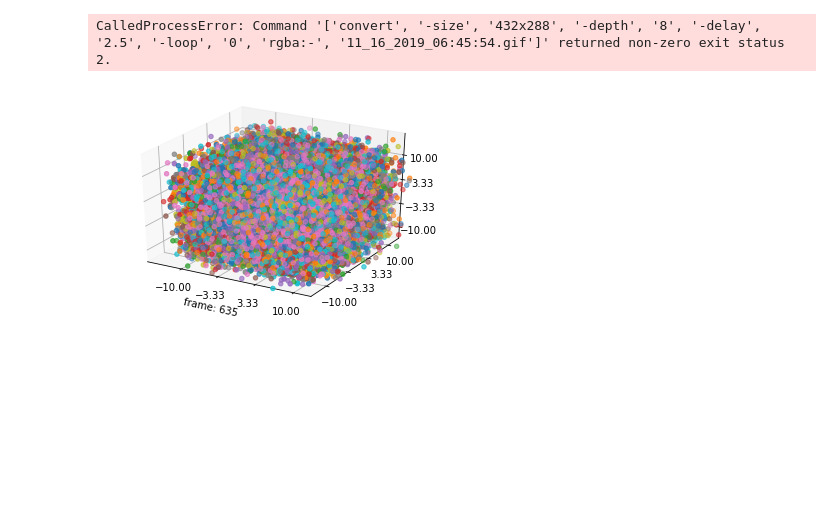
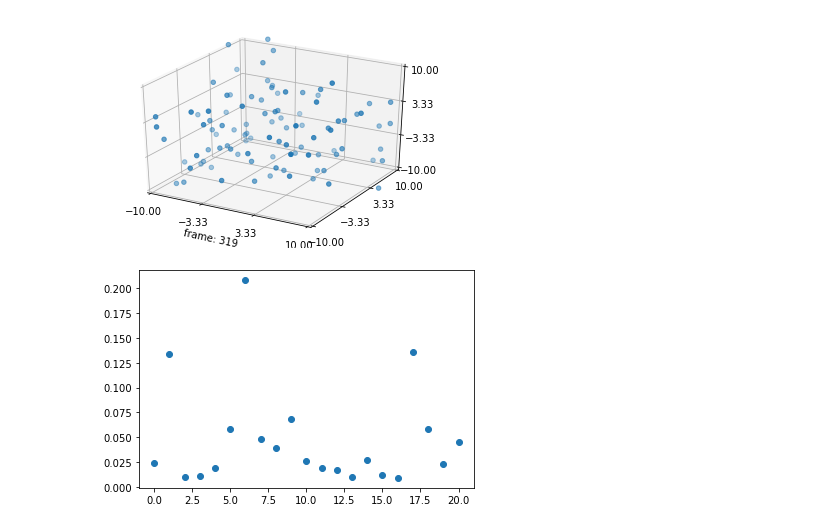
Before and after one commit to tcikezu/ideatransfer, a Jupyter notebook: simulate.ipynb, the cells around one changed output. Drawn from its saved outputs; the diff is of its cells as text; code cells hidden in the pictures; blank space fills up the shorter version.

```diff
--- a/simulate.ipynb
+++ b/simulate.ipynb
@@ -71,12 +71,13 @@ def simulate(c=None, gamma = 0.005, T = 80,fn=date_time):
     #plt.show()
 # %%
 c = community(numberMembers=100,numberIdeas=3,domainSize=10)
-simulate(c,gamma=0.01,T=1000)
+simulate(c,gamma=0.05,T=320)
 # %% [output]
-CalledProcessError: Command '['convert', '-size', '432x288', '-depth', '8', '-delay', '2.5', '-loop', '0', 'rgba:-', '11_16_2019_06:45:54.gif']' returned non-zero exit status 2.
-[figure, old version]
+[figure, new version]
 # %%
-plt.plot(c.ideaDistribution[58][0],'o')
+plt.plot(c.ideaDistribution[20][0],'o')
 plt.show()
+# %% [output]
+[figure, added]
 # %%
 plt.scatter(c.allPositions[:,0],c.allPositions[:,1])
```
Also changed, not shown: parts of 13 cells of this notebook, 2 other files.
